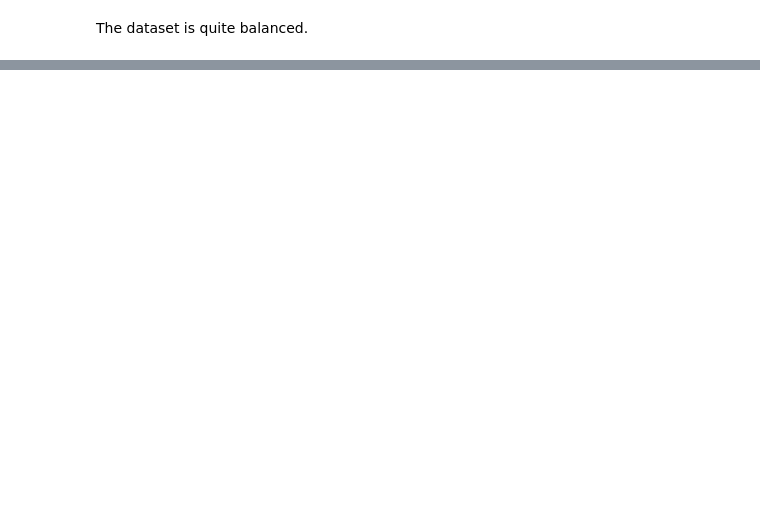
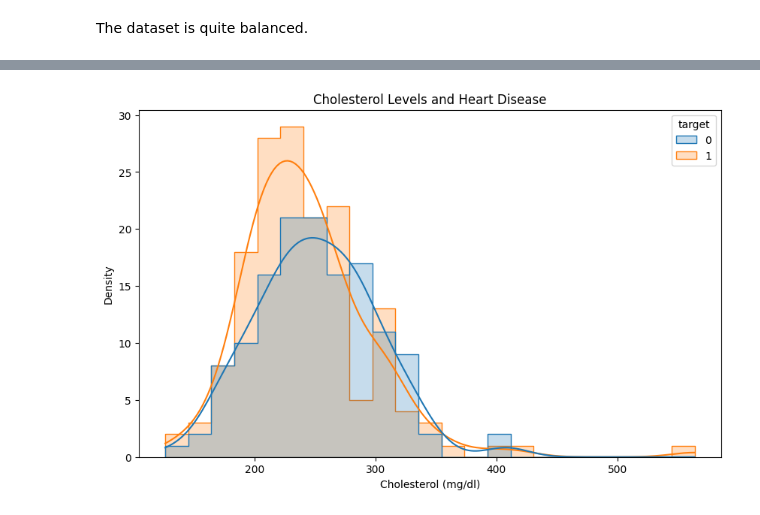
Before and after one commit to sahilkhan-7/healthcare-analytics, a Jupyter notebook: heart-disease-prediction.ipynb, the cells around one changed output, grey strips where cells are left out. Saved outputs shown, nothing was run; the diff lists cells and outputs as text; code cells hidden in the pictures; blank space fills up the shorter version.

Commit message:
Kaggle Notebook | 💟 Heart Disease Prediction 🔮 | Version 2

```diff
--- a/heart-disease-prediction.ipynb
+++ b/heart-disease-prediction.ipynb
@@ -256 +243,11 @@ Text(0, 0.5, 'Density')
 [figure]
+# %%
+# Distribution of cholesterol with respect to heart disease
+plt.figure(figsize=(10, 6))
+sns.histplot(data=df, x='chol', hue='target', kde=True, element='step')
+plt.title('Cholesterol Levels and Heart Disease')
+plt.xlabel('Cholesterol (mg/dl)')
+plt.ylabel('Density')
+plt.show()
+# %% [output]
+[figure, added]
```
Also changed, not shown: parts of 54 cells of this notebook.
